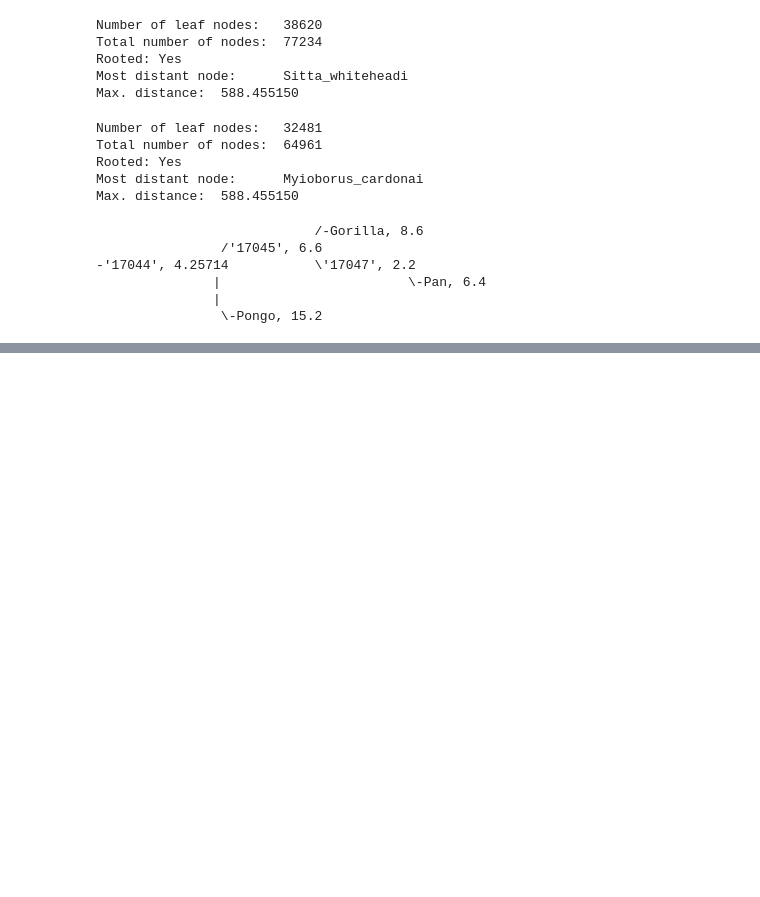
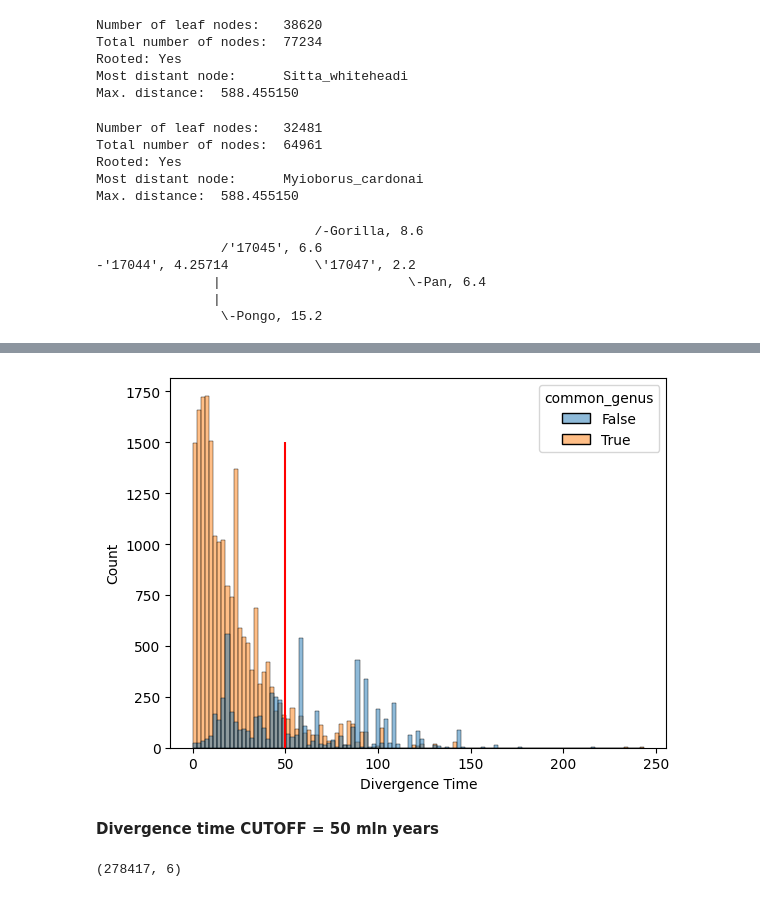
Before and after one commit to mitoclub/nemu-pipeline, a Jupyter notebook: notebooks/prepare_beasts_datasets.ipynb, the cells around one changed output, grey strips where cells are left out. Saved outputs shown, nothing was run; the diff lists cells and outputs as text; code cells hidden in the pictures; blank space fills up the shorter version.

```diff
--- a/notebooks/prepare_beasts_datasets.ipynb
+++ b/notebooks/prepare_beasts_datasets.ipynb
@@ -643,0 +587,10 @@ leaf.get_closest_leaf()
+# %%
+def search_closest_in_longest_list(row:pd.Series):
+    df_gene = genes_taxa_longest[(genes_taxa_longest.gene==row.gene) & (genes_taxa_longest.species != row.species)]
+    df_genus = df_gene[df_gene.genus == row.genus]
+    if len(df_genus):
+        return df_genus.species.to_list()
+    df_fam = df_gene[df_gene.fam == row.fam]
+    if len(df_fam):
+        return df_fam.species.to_list()
+    return []
@@ -643,0 +611,5 @@ leaf.get_closest_leaf()
+# %%
+# runtime: 15min
+# save
+genes_taxa_uniq["closest"] = genes_taxa_uniq.apply(search_closest_in_longest_list, axis=1)
+genes_taxa_uniq.to_csv("../data/chordata/raw_uniq_closest.csv", index=False)
@@ -643,0 +618,5 @@ leaf.get_closest_leaf()
+# %%
+uniq_closest = genes_taxa_uniq.explode("closest").drop(["clss", "order", "fam", "genus"], axis=1).dropna()\
+    .merge(df_closest.iloc[:, [0,1,2,3]], "left", left_on=["species", "closest"], right_on=["leaf1", "leaf2"]).drop(["leaf1", "leaf2"], axis=1)
+
+uniq_closest["common_genus"] = uniq_closest.species.apply(lambda x: x.split("_")[0]) == uniq_closest.closest.apply(lambda x: x.split("_")[0])
@@ -643,0 +632,7 @@ leaf.get_closest_leaf()
+# %%
+ax = sns.histplot(data=uniq_closest, x="d", hue="common_genus").set_xlabel("Divergence Time");
+plt.vlines([50], 0, 1500, 'r');
+# %% [output]
+[figure, added]
+# %% [markdown]
+**Divergence time CUTOFF = 50 mln years**
@@ -643,0 +655,4 @@ leaf.get_closest_leaf()
+# %%
+uniq_closest_filtered.shape
+# %% [output]
+(278417, 6)
```
Also changed, not shown: parts of 40 cells of this notebook.
